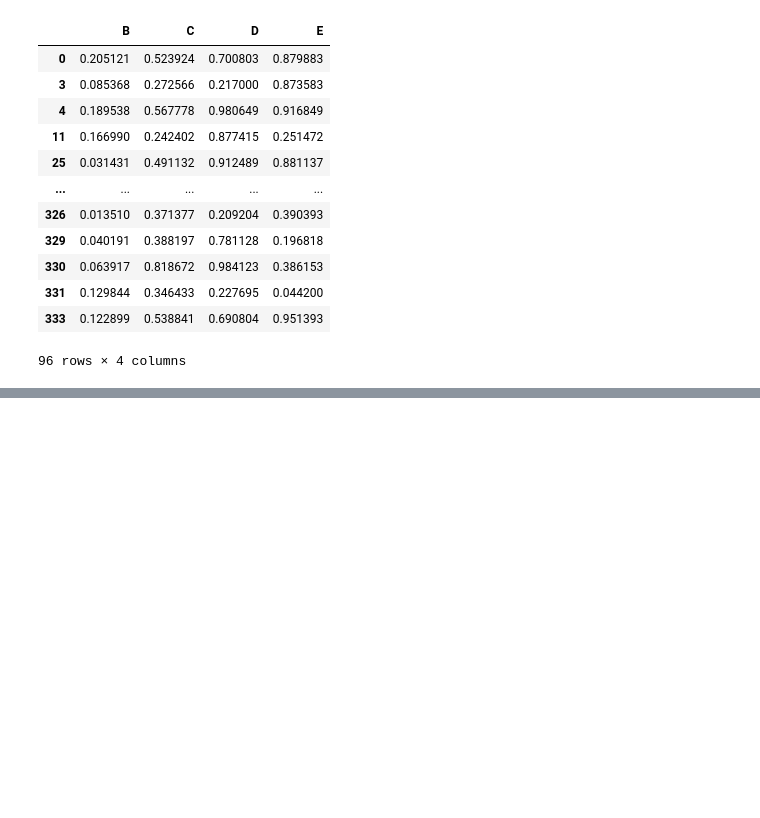
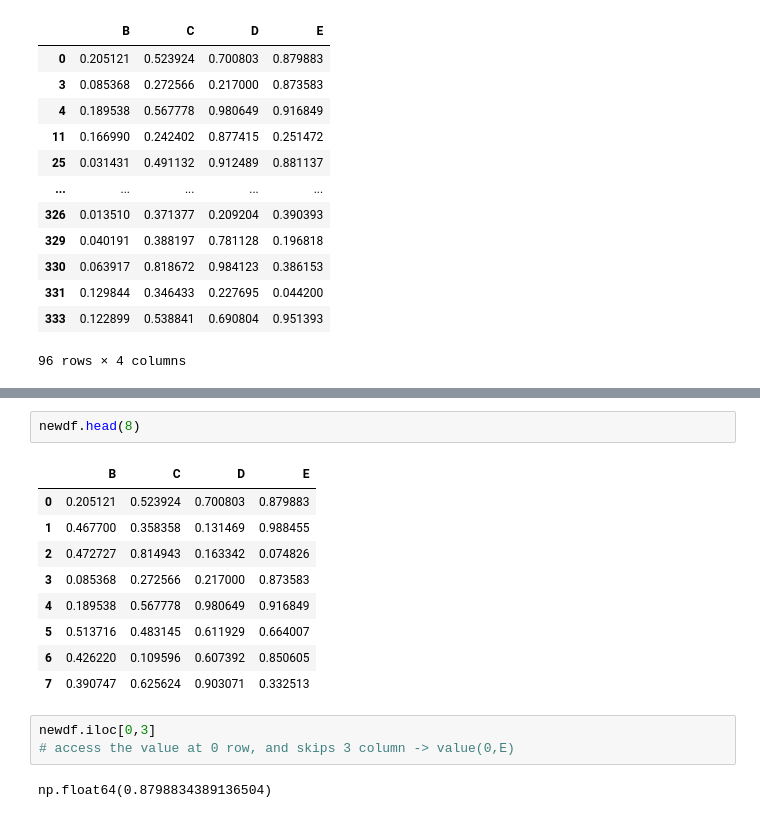
Before and after one commit to kirtic921/Pandas, a Jupyter notebook: pandas1.ipynb, the cells around one changed output, grey strips where cells are left out. Saved outputs shown, nothing was run; the diff lists cells and outputs as text; blank space fills up the shorter version.

Commit message:
accessing values at specified locations in dataframe using iloc

```diff
--- a/pandas1.ipynb
+++ b/pandas1.ipynb
@@ -449,0 +467,17 @@ newdf.loc[(newdf['B']<0.3)]
+# %%
+newdf.head(8)
+# %% [output]
+|  | B | C | D | E |
+| 0 | 0.205121 | 0.523924 | 0.700803 | 0.879883 |
+| 1 | 0.467700 | 0.358358 | 0.131469 | 0.988455 |
+| 2 | 0.472727 | 0.814943 | 0.163342 | 0.074826 |
+| 3 | 0.085368 | 0.272566 | 0.217000 | 0.873583 |
+| 4 | 0.189538 | 0.567778 | 0.980649 | 0.916849 |
+| 5 | 0.513716 | 0.483145 | 0.611929 | 0.664007 |
+| 6 | 0.426220 | 0.109596 | 0.607392 | 0.850605 |
+| 7 | 0.390747 | 0.625624 | 0.903071 | 0.332513 |
+# %%
+newdf.iloc[0,3]
+# access the value at 0 row, and skips 3 column -> value(0,E)
+# %% [output]
+np.float64(0.8798834389136504)
```
Also changed, not shown: parts of 5 cells of this notebook, 1 other file.
